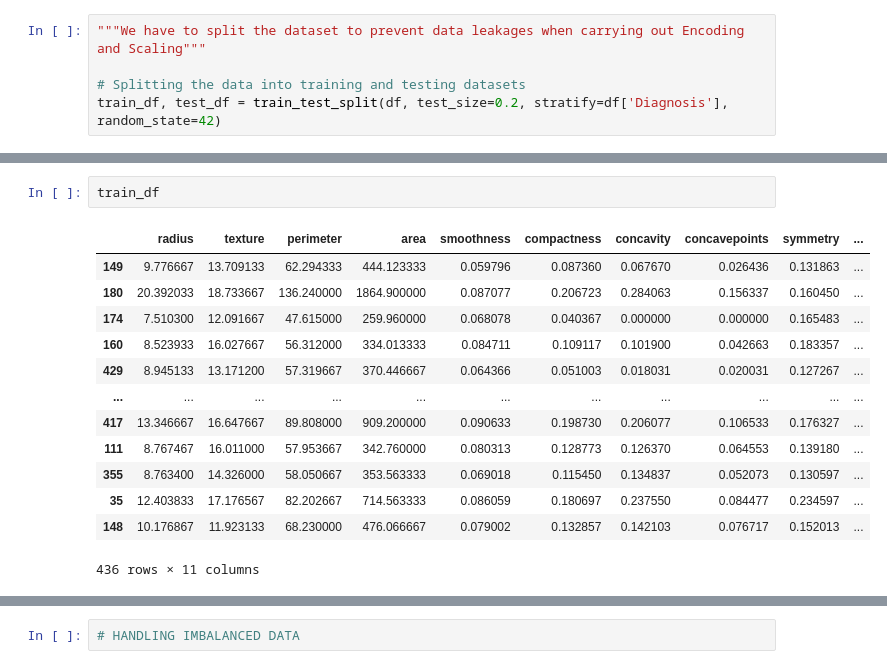
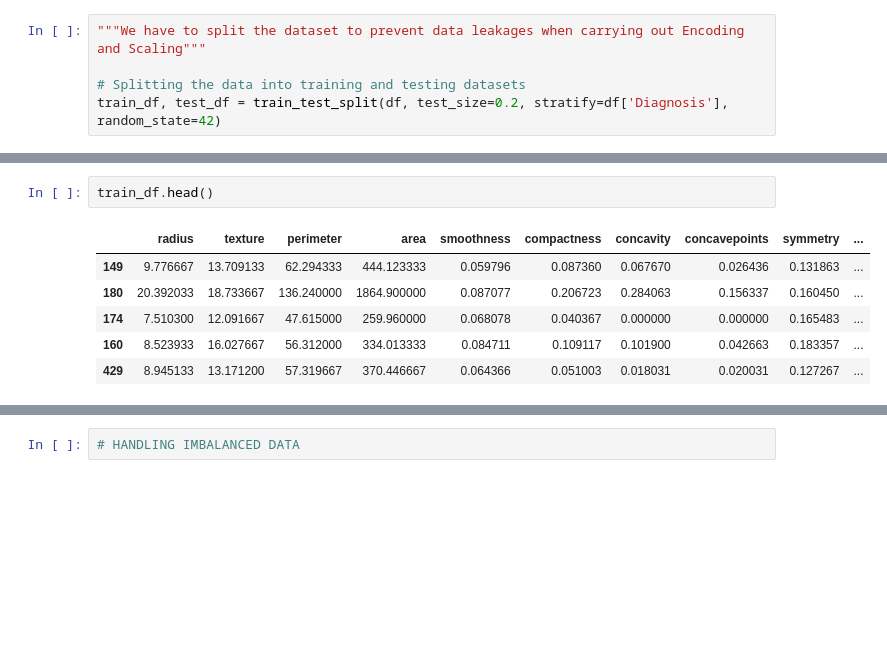
Before and after one commit to Niklauzi/Machine-Learning-Projects, a Jupyter notebook: Health Domain/Breast Cancer Wisconsin (Diagnostic)/Breast Cancer Wisconsin (Diagnostic).ipynb, the cells around one changed output, grey strips where cells are left out. Saved outputs shown, nothing was run; the diff lists cells and outputs as text; blank space fills up the shorter version.

```diff
--- a/Health Domain/Breast Cancer Wisconsin (Diagnostic)/Breast Cancer Wisconsin (Diagnostic).ipynb
+++ b/Health Domain/Breast Cancer Wisconsin (Diagnostic)/Breast Cancer Wisconsin (Diagnostic).ipynb
@@ -402,17 +364,10 @@ test_df['Diagnosis'] = le.transform(test_df['Diagnosis'])
 # %%
-train_df
+train_df.head()
 # %% [output]
 |  | radius | texture | perimeter | area | smoothness | compactness | concavity | concavepoints | symmetry | ... |
 | 149 | 9.776667 | 13.709133 | 62.294333 | 444.123333 | 0.059796 | 0.087360 | 0.067670 | 0.026436 | 0.131863 | ... |
 | 180 | 20.392033 | 18.733667 | 136.240000 | 1864.900000 | 0.087077 | 0.206723 | 0.284063 | 0.156337 | 0.160450 | ... |
 | 174 | 7.510300 | 12.091667 | 47.615000 | 259.960000 | 0.068078 | 0.040367 | 0.000000 | 0.000000 | 0.165483 | ... |
 | 160 | 8.523933 | 16.027667 | 56.312000 | 334.013333 | 0.084711 | 0.109117 | 0.101900 | 0.042663 | 0.183357 | ... |
 | 429 | 8.945133 | 13.171200 | 57.319667 | 370.446667 | 0.064366 | 0.051003 | 0.018031 | 0.020031 | 0.127267 | ... |
-| ... | ... | ... | ... | ... | ... | ... | ... | ... | ... | ... |
-| 417 | 13.346667 | 16.647667 | 89.808000 | 909.200000 | 0.090633 | 0.198730 | 0.206077 | 0.106533 | 0.176327 | ... |
-| 111 | 8.767467 | 16.011000 | 57.953667 | 342.760000 | 0.080313 | 0.128773 | 0.126370 | 0.064553 | 0.139180 | ... |
-| 355 | 8.763400 | 14.326000 | 58.050667 | 353.563333 | 0.069018 | 0.115450 | 0.134837 | 0.052073 | 0.130597 | ... |
-| 35 | 12.403833 | 17.176567 | 82.202667 | 714.563333 | 0.086059 | 0.180697 | 0.237550 | 0.084477 | 0.234597 | ... |
-| 148 | 10.176867 | 11.923133 | 68.230000 | 476.066667 | 0.079002 | 0.132857 | 0.142103 | 0.076717 | 0.152013 | ... |
-436 rows × 11 columns
 # %%
```
Also changed, not shown: parts of 70 cells of this notebook.
